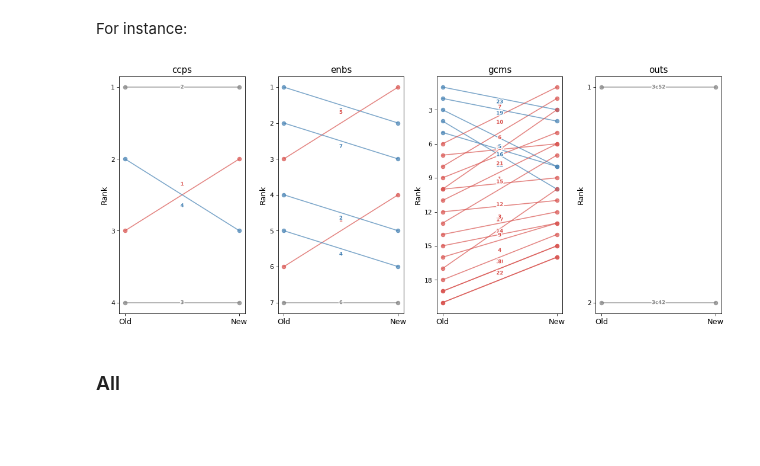
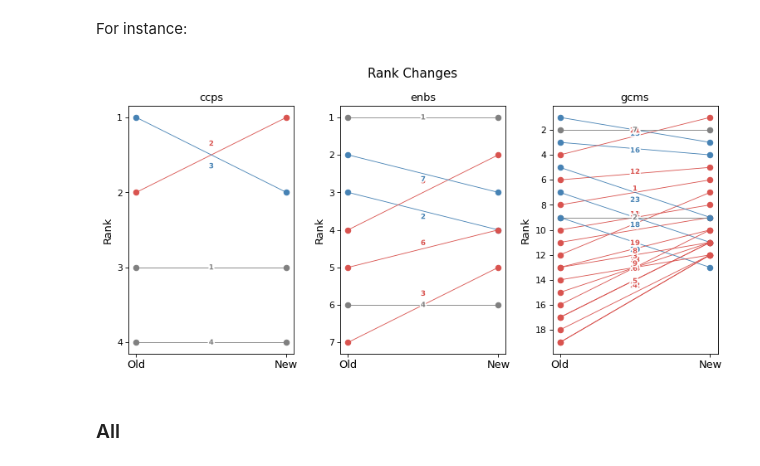
Before and after one commit to franckalbinet/iomeval, a Jupyter notebook: nbs/llm_eval/08_changes.ipynb, the cells around one changed output. Drawn from its saved outputs; the diff is of its cells as text; code cells hidden in the pictures; blank space fills up the shorter version.

```diff
--- a/nbs/llm_eval/08_changes.ipynb
+++ b/nbs/llm_eval/08_changes.ipynb
@@ -331,10 +307,36 @@ def plot_rank_changes(
+# %%
+#| export
+def plot_rank_changes(
+    df:pd.DataFrame, # input DataFrame,
+    ignore:str|list='outs', # list of mapping types to exclude 'outs', ['outs', 'ccps']
+    **kwargs # passed to plt.subplots (e.g. figsize, dpi)
+    ):
+    "Slope chart of rank changes (old → new) per mapping type, coloured by direction"
+    if ignore is not None: df = df[~df.mapping_type.isin(L(ignore))]
+    fig, axes = plt.subplots(1, df.mapping_type.nunique(), sharey=False, **kwargs)
+    for ax, (mt, grp) in zip(axes, df.groupby('mapping_type')):
+        for _, row in grp.iterrows():
+            diff = 0 if pd.isna(row.rank_diff) else row.rank_diff
+            color = 'steelblue' if diff < 0 else '#d9534f' if diff > 0 else 'grey'
+            ax.plot([0, 1], [row.rank_old, row.rank_new], marker='o', color=color, alpha=1, lw=0.8)
+            ax.text(0.5, (row.rank_old + row.rank_new) / 2 + (-0.15 * diff), row.theme_id,
+                    ha='center', va='center', fontsize=8, fontweight='bold', color=color,
+                    path_effects=[withStroke(linewidth=3, foreground='white')])
+        ax.set_xticks([0, 1])
+        ax.set_xticklabels(['Old', 'New'], fontsize=12)
+        ax.invert_yaxis()
+        ax.yaxis.set_major_locator(plt.MaxNLocator(integer=True))
+        ax.set_title(mt, fontsize=12, fontweight='normal')
+        ax.set_ylabel('Rank', fontsize=12)
+    fig.suptitle("Rank Changes", fontsize=14, fontweight='normal')
+    plt.tight_layout()
+    plt.show()
 # %% [markdown]
 For instance:
-# %%
-#| eval: false
-plot_rank_changes(dfs[dfs.evl_id == '0d4309b702e00faac631be8d609934ce'], figsize=(14, 6), dpi=77)
-# %% [output]
-[figure, removed]
+# %%
+plot_rank_changes(dfs[dfs.evl_id == '22cac1c000836253adc445993e101560'], ignore='outs', figsize=(10, 5), dpi=77)
+# %% [output]
+[figure, added]
 # %% [markdown]
 ### All
 # %%
```
Also changed, not shown: parts of 29 cells of this notebook, 4 other files.
